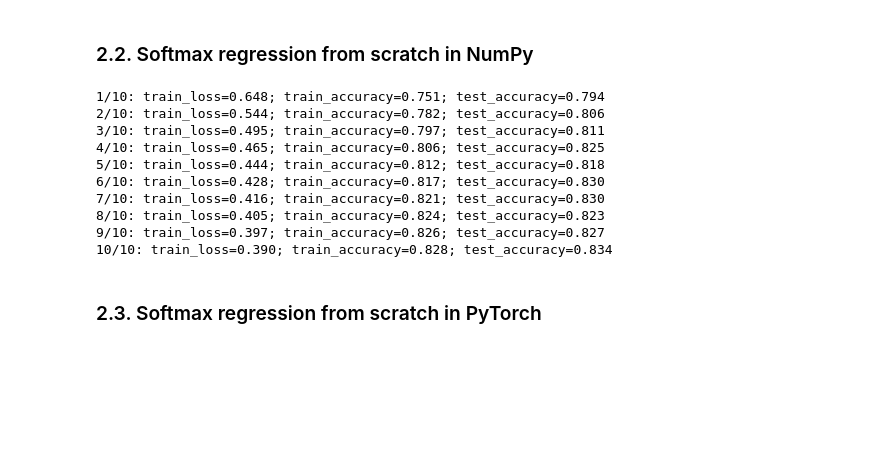
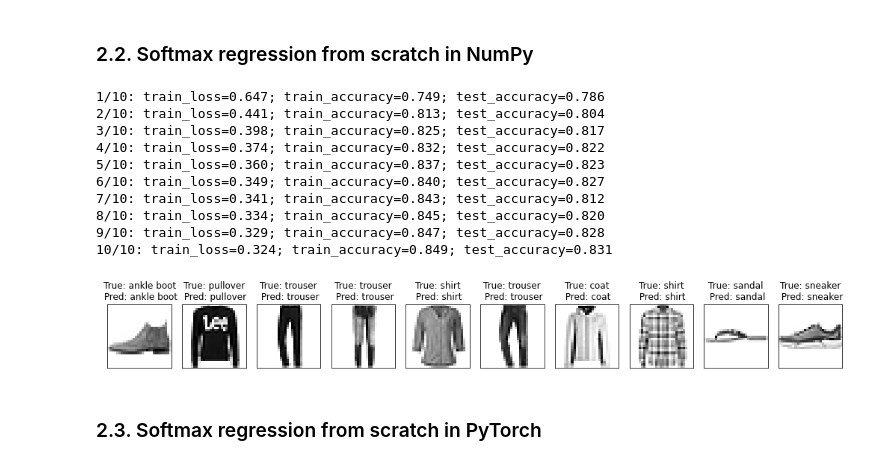
Before and after one commit to zafarrafii/Deep-Learning, a Jupyter notebook: Tests.ipynb, the cells around one changed output. Drawn from its saved outputs; the diff is of its cells as text; code cells hidden in the pictures; blank space fills up the shorter version.

```diff
--- a/Tests.ipynb
+++ b/Tests.ipynb
@@ -352,6 +352,7 @@ plt.show()
 # %% [markdown]
 ### 2.2. Softmax regression from scratch in NumPy
 # %%
+import matplotlib.pyplot as plt
 import numpy as np
 import random
 import tensorflow as tf
@@ -369,7 +370,8 @@ X_test = np.reshape(X_test/255, (number_test, input_size))
 # Derive one-hot versions of the train outputs
 output_size = 10
 y_train1 = np.zeros((number_train, output_size))
-for i in range(number_train): y_train1[i, y_train[i]] = 1
+for i in range(number_train):
+    y_train1[i, y_train[i]] = 1
 
 # Define the parameters for the training
 number_epochs = 10
@@ -381,8 +383,8 @@ W = np.random.default_rng().normal(0, 0.01, size=(input_size, output_size)) # 0.
 b = np.zeros(output_size)
 
 # Initialize lists for the mean train loss and accuracy over the minibatches for every epoch
-train_loss = [[]]*number_epochs
-train_accuracy = [[]]*number_epochs
+train_loss = [[] for _ in range(number_epochs)]
+train_accuracy = [[] for _ in range(number_epochs)]
 
 # Initialize a list for the test accuracy overall for every epoch
 test_accuracy = [None]*number_epochs
@@ -401,55 +403,76 @@ for i in range(number_epochs):
         batch_indices = train_indices[j:min(j+batch_size, number_train)]
 
         # Get the train inputs and outputs for the minibatch
-        X_batch = X_train[batch_indices, :]
-        y_batch = y_train[batch_indices]
-        y_batch1 = y_train1[batch_indices]
+        X = X_train[batch_indices, :]
+        y = y_train[batch_indices]
+        y1 = y_train1[batch_indices]
 
         # Compute the predicted outputs (logits)
-        o = np.matmul(X_batch, W) + b
+        o = np.matmul(X, W) + b
 
         # Compute the softmax of the logits (indirectly to avoid numerical stability issues)
         o = o-np.max(o, axis=1)[:, np.newaxis]
         o_exp = np.exp(o)
         y_hat = o_exp/np.sum(o_exp, axis=1)[:, np.newaxis]
 
-        # Compute the mean cross-entropy loss over the minibatch
-        l = np.mean(np.log(np.sum(o_exp, axis=1)-np.sum(y_batch1*o, axis=1)))
+        # Compute the mean cross-entropy loss for the minibatch
+        l = np.mean(np.log(np.sum(o_exp, axis=1)-np.sum(y1*o, axis=1)))
         train_loss[i].append(l)
 
-        # Compute the mean accuracy over the minibatch
-        a = np.mean(np.argmax(y_hat, axis=1)==y_batch)
+        # Compute the mean accuracy for the minibatch
+        a = np.mean(np.argmax(y_hat, axis=1)==y)
         train_accuracy[i].append(a)
 
         # Update the weights and bias using SGD
-        dl = y_hat-y_batch1
-        W = W-lr*np.matmul(X_batch.T, dl)/np.shape(X_batch)[0]
+        dl = y_hat-y1
+        W = W-lr*np.matmul(X.T, dl)/np.shape(X)[0]
         b = b-lr*np.mean(dl, axis=0)
 
     # Derive the mean train loss and accuracy for the current epoch
     train_loss[i] = np.mean(train_loss[i])
     train_accuracy[i] = np.mean(train_accuracy[i])
 
     # Compute the test outputs and derive the test accuracy for the current epoch
     o = np.matmul(X_test, W) + b
     o = o-np.max(o, axis=1)[:, np.newaxis]
     o_exp = np.exp(o)
     y_hat = o_exp/np.sum(o_exp, axis=1)[:, np.newaxis]
     test_accuracy[i] = np.mean(np.argmax(y_hat, axis=1)==y_test)
 
     # Print the progress
     print(f'{i+1}/{number_epochs}: train_loss={train_loss[i]:.3f}; train_accuracy={train_accuracy[i]:.3f}; test_accuracy={test_accuracy[i]:.3f}')
+
+# Show some predictions
+plt.figure(figsize=(14, 2))
+number_examples = 10
+label_list = ['t-shirt', 'trouser', 'pullover', 'dress', 'coat', 'sandal', 'shirt', 'sneaker', 'bag', 'ankle boot']
+for i in range(number_examples):
+    for X, y in test_iter:
+        break
+    o = np.matmul(X_test, W) + b
+    o_exp = np.exp(o)
+    o = o-np.max(o, axis=1)[:, np.newaxis]
+    y_hat = o_exp/np.sum(o_exp, axis=1)[:, np.newaxis]
+    y_hat = np.argmax(y_hat, axis=1)
+    plt.subplot(1, number_examples, i+1)
+    plt.imshow(X[i][0], cmap='binary')
+    plt.title(f'True: {label_list[y[i].item()]}\n Pred: {label_list[y_hat[i]]}')
+    plt.xticks([])
+    plt.yticks([])
+    plt.tight_layout()
+plt.show()
 # %% [output]
-1/10: train_loss=0.648; train_accuracy=0.751; test_accuracy=0.794
-2/10: train_loss=0.544; train_accuracy=0.782; test_accuracy=0.806
-3/10: train_loss=0.495; train_accuracy=0.797; test_accuracy=0.811
-4/10: train_loss=0.465; train_accuracy=0.806; test_accuracy=0.825
-5/10: train_loss=0.444; train_accuracy=0.812; test_accuracy=0.818
-6/10: train_loss=0.428; train_accuracy=0.817; test_accuracy=0.830
-7/10: train_loss=0.416; train_accuracy=0.821; test_accuracy=0.830
-8/10: train_loss=0.405; train_accuracy=0.824; test_accuracy=0.823
-9/10: train_loss=0.397; train_accuracy=0.826; test_accuracy=0.827
-10/10: train_loss=0.390; train_accuracy=0.828; test_accuracy=0.834
+1/10: train_loss=0.647; train_accuracy=0.749; test_accuracy=0.786
+2/10: train_loss=0.441; train_accuracy=0.813; test_accuracy=0.804
+3/10: train_loss=0.398; train_accuracy=0.825; test_accuracy=0.817
+4/10: train_loss=0.374; train_accuracy=0.832; test_accuracy=0.822
+5/10: train_loss=0.360; train_accuracy=0.837; test_accuracy=0.823
+6/10: train_loss=0.349; train_accuracy=0.840; test_accuracy=0.827
+7/10: train_loss=0.341; train_accuracy=0.843; test_accuracy=0.812
+8/10: train_loss=0.334; train_accuracy=0.845; test_accuracy=0.820
+9/10: train_loss=0.329; train_accuracy=0.847; test_accuracy=0.828
+10/10: train_loss=0.324; train_accuracy=0.849; test_accuracy=0.831
+[figure, added]
 # %% [markdown]
 ### 2.3. Softmax regression from scratch in PyTorch
 # %%
```
Also changed, not shown: parts of 5 cells of this notebook.
